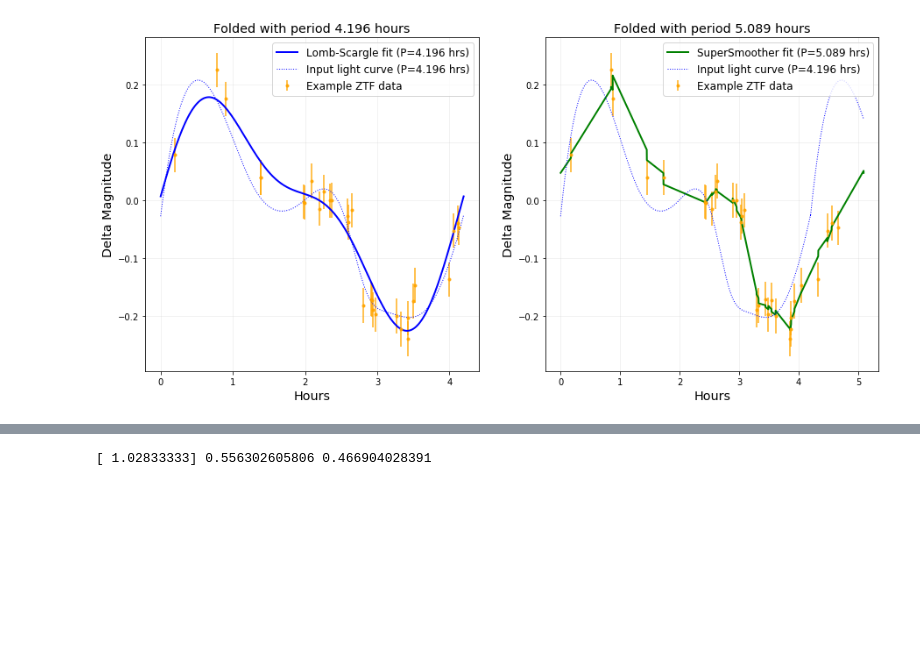
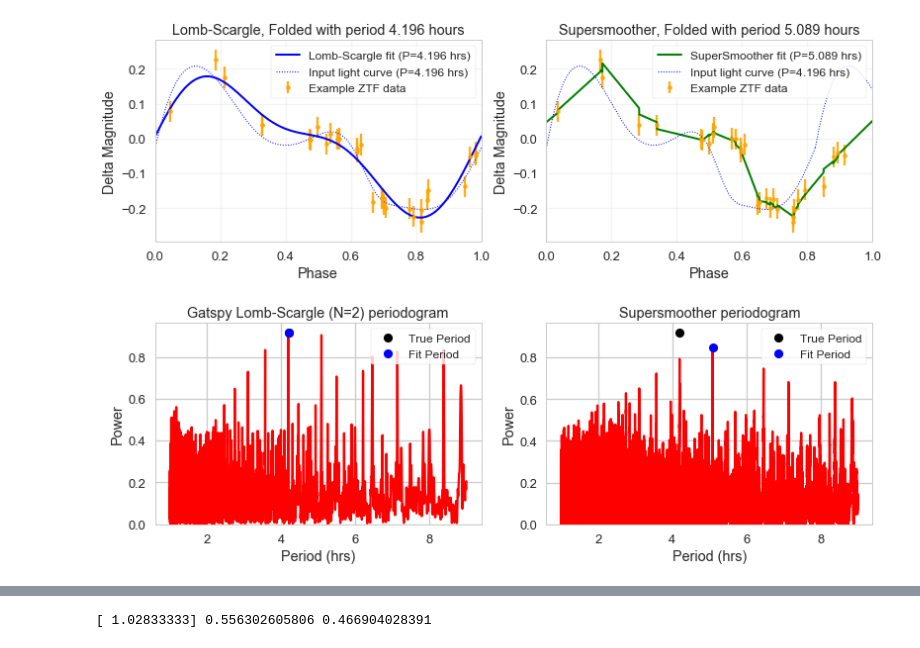
Before and after one commit to dirac-institute/CometGPs, a Jupyter notebook: lco_proposal/Psyche ZTF Example.ipynb, the cells around one changed output, grey strips where cells are left out. Saved outputs shown, nothing was run; the diff lists cells and outputs as text; code cells hidden in the pictures; blank space fills up the shorter version.

```diff
--- a/lco_proposal/Psyche ZTF Example.ipynb
+++ b/lco_proposal/Psyche ZTF Example.ipynb
@@ -6,6 +6,10 @@ import scipy.interpolate as interpolate
 import pandas as pd
 import matplotlib.pyplot as plt
 %matplotlib inline
+import seaborn as sns
+sns.set_context("talk")
+sns.set_style("whitegrid")
+sns.set_palette("colorblind")
 # %%
 # For fitting the light curves
 from gatspy import periodic
@@ -15,7 +19,7 @@ sys.path.extend(['/Users/lynnej/otherRepos/CometGPs/notebooks'])
 import alcdef_util as au
 # %%
 # Where is your data from ALCDF?
-ddir = '/Users/lynnej/otherRepos/translate-cuss/data'
+ddir = '/Users/lynnej/otherRepos/translate-cuss/alcdef_data'
 # %%
 # Picked the Psyche LC data - they have two segments.
 fname = 'ALCDEF_16_Psyche_20180207_185754.txt'
@@ -250,49 +272,79 @@ Zooming-in on 5 candidate peaks:
+# %%
+# Get info for periodograms
+periods = np.concatenate([np.arange(1.0/24.0, 4.0/24.0, 0.005/60./24.), np.arange(4.0/24.0, 4.2/24.0, 0.001/60/24.), np.arange(4.2/24.0, 9.0/24.0, 0.005/60/24.)])
+powerLS = modelLS.score(periods)
+powerSS = modelSS.score(periods)
 # %%
 t = ztf_times
 m = ztf_mags
 me = ztf_mag_errs
-plt.figure(figsize=(15, 7))
-plt.subplot(1,2,1)
+plt.figure(figsize=(13, 9))
+grid = plt.GridSpec(2, 2, wspace=0.2, hspace=0.4)
+plt.subplot(grid[0, 0])
 phase_period = modelLS.best_period
-plt.title('Folded with period %.3f hours' % (phase_period*24.0), fontsize='x-large')
+plt.title('Lomb-Scargle, Folded with period %.3f hours' % (phase_period*24.0), fontsize='x-large')
 tt = np.arange(0, phase_period + 1/24.0/60/60, 1/24./60./60.0)
 ff = modelLS.predict(tt)
-plt.plot(tt*24., ff, 'b', linewidth=2, linestyle='-',
+plt.plot(tt/phase_period, ff, 'b', linewidth=2, linestyle='-',
          label='Lomb-Scargle fit (P=%.3f hrs)' % (phase_period*24.0))
 tt = np.arange(0, phase_period, 1/24./60./60.0)
 ff = spline_template(tt, fudge=fudge)
 nperiods = int(np.ceil(times.max()/period))
-plt.plot(tt*24., ff, 'b', linewidth=1, linestyle=':',
+plt.plot(tt/phase_period, ff, 'b', linewidth=1, linestyle=':',
         label='Input light curve (P=%.3f hrs)' % (period*24.0))
-plt.errorbar((t % phase_period)*24., m, yerr=me,
+plt.errorbar((t % phase_period)/phase_period, m, yerr=me,
              color='orange', linestyle='', marker='.', alpha=0.9,
             label='Example ZTF data')
-plt.legend(loc='upper right', fancybox=True, fontsize='large', numpoints=1)
+plt.legend(loc='upper right', fancybox=True, fontsize='large', numpoints=1, frameon=True)
 plt.grid(True, alpha=0.2)
-plt.xlabel('Hours', fontsize='x-large')
+plt.xlabel('Phase', fontsize='x-large')
+plt.xlim(0, 1)
 plt.ylabel('Delta Magnitude', fontsize='x-large')
-plt.subplot(1,2,2)
+plt.subplot(grid[0, 1])
 phase_period = modelSS.best_period
-plt.title('Folded with period %.3f hours' % (phase_period*24.0), fontsize='x-large')
+plt.title('Supersmoother, Folded with period %.3f hours' % (phase_period*24.0), fontsize='x-large')
 tt = np.arange(0, phase_period + 1/24.0/60/60, 1/24./60./60.0)
 ff = modelSS.predict(tt)
-plt.plot(tt*24, ff, 'g', linewidth=2, linestyle='-',
+plt.plot(tt/phase_period, ff, 'g', linewidth=2, linestyle='-',
          label='SuperSmoother fit (P=%.3f hrs)' % (phase_period*24.0))
 tt = np.arange(0, phase_period, 1/24./60./60.0)
 ff = spline_template(tt, fudge=fudge)
 nperiods = int(np.ceil(times.max()/period))
-plt.plot(tt*24., ff, 'b', linewidth=1, linestyle=':',
+plt.plot(tt/phase_period, ff, 'b', linewidth=1, linestyle=':',
         label='Input light curve (P=%.3f hrs)' % (period*24.0))
-plt.errorbar((t % phase_period)*24., m, yerr=me,
+plt.errorbar((t % phase_period)/phase_period, m, yerr=me,
              color='orange', linestyle='', marker='.', alpha=0.9,
             label='Example ZTF data')
-plt.legend(loc='upper right', fancybox=True, fontsize='large', numpoints=1)
+plt.legend(loc='upper right', fancybox=True, fontsize='large', numpoints=1, frameon=True)
 plt.grid(True, alpha=0.2)
-plt.xlabel('Hours', fontsize='x-large')
+plt.xlabel('Phase', fontsize='x-large')
+plt.xlim(0, 1)
 plt.ylabel('Delta Magnitude', fontsize='x-large')
+plt.subplot(grid[1, 0])
+plt.plot(periods*24, powerLS, 'r')
+pp = modelLS.score(period)
+plt.plot(period*24, pp, 'ko', label='True Period')
+pp = modelLS.score(modelLS.best_period)
+plt.plot(modelLS.best_period*24.0, pp, 'bo', label='Fit Period')
+plt.legend(loc='upper right', fancybox=True, fontsize='large', numpoints=1, frameon=True)
+plt.title('Gatspy Lomb-Scargle (N=2) periodogram', fontsize='x-large')
+plt.xlabel('Period (hrs)', fontsize='x-large')
+plt.ylabel('Power', fontsize='x-large')
+plt.ylim(ymin=0)
+plt.subplot(grid[1, 1])
+plt.plot(periods*24, powerSS, 'r')
+pp = modelLS.score(period)
+plt.plot(period*24, pp, 'ko', label='True Period')
+pp = modelSS.score(modelSS.best_period)
+plt.plot(modelSS.best_period*24.0, pp, 'bo', label='Fit Period')
+plt.legend(loc='upper right', fancybox=True, fontsize='large', numpoints=1, frameon=True)
+plt.title('Supersmoother periodogram', fontsize='x-large')
+plt.xlabel('Period (hrs)', fontsize='x-large')
+plt.ylabel('Power', fontsize='x-large')
+plt.ylim(ymin=0)
 plt.savefig('LS-SS_fits.eps', format='eps')
 # %% [output]
-[figure, old version]
+[figure, new version]
 # %%
 plt.figure(figsize=(12, 8))
 phase_period = period
```
Also changed, not shown: parts of 13 cells of this notebook, 10 other files.
